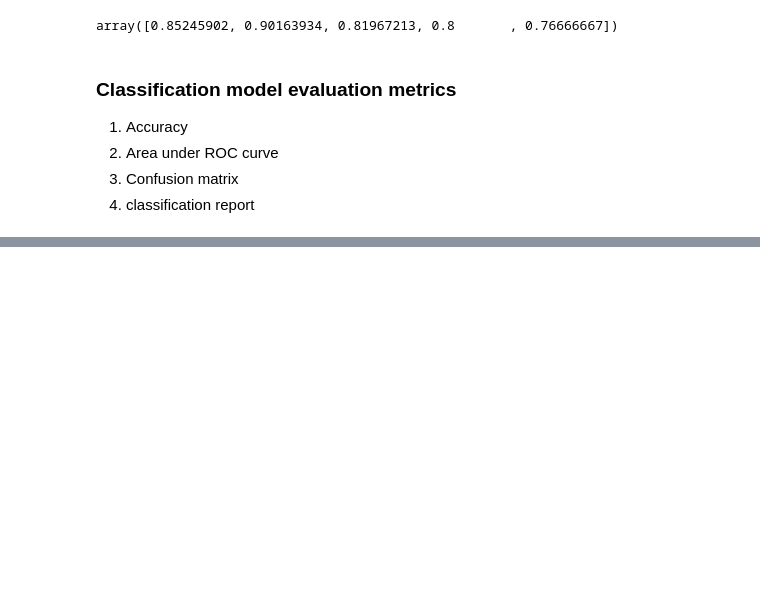
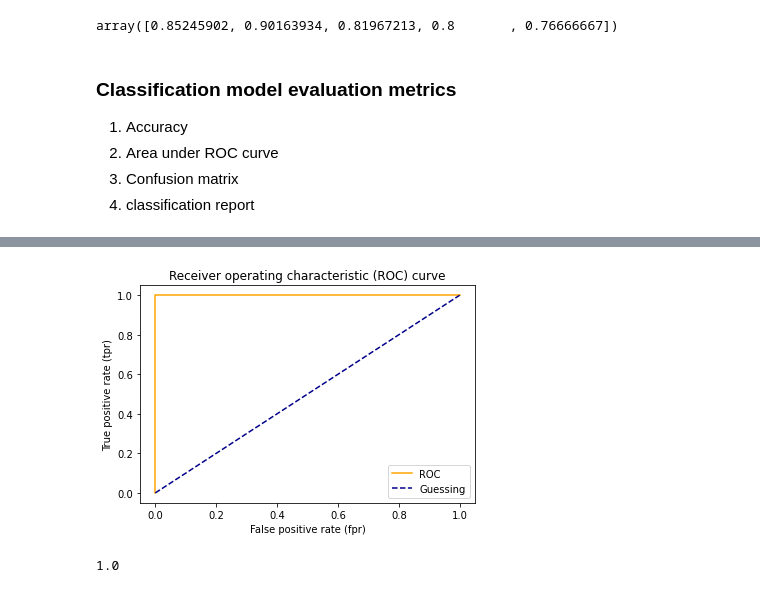
Before and after one commit to Rayani00/python, a Jupyter notebook: MLPerso/Scikit-learn/Introduction-to-scikiit-learn.ipynb, the cells around one changed output, grey strips where cells are left out. Drawn from its saved outputs; the diff is of its cells as text; code cells hidden in the pictures; blank space fills up the shorter version.

```diff
--- a/MLPerso/Scikit-learn/Introduction-to-scikiit-learn.ipynb
+++ b/MLPerso/Scikit-learn/Introduction-to-scikiit-learn.ipynb
@@ -1067,0 +1159,11 @@ heart disease classifier accuracy : 83.46%
+# %%
+# Plot the perfect ROC curve and AUC curve
+fpr, tpr, thresholds = roc_curve(y_test, y_test)
+plot_roc_curve(fpr, tpr)
+# %% [output]
+[figure, added]
+# %%
+# Calculate the score of the perfect ROC curve
+roc_auc_score(y_test, y_test)
+# %% [output]
+1.0
```
Also changed, not shown: parts of 95 cells of this notebook, 8 other files.
